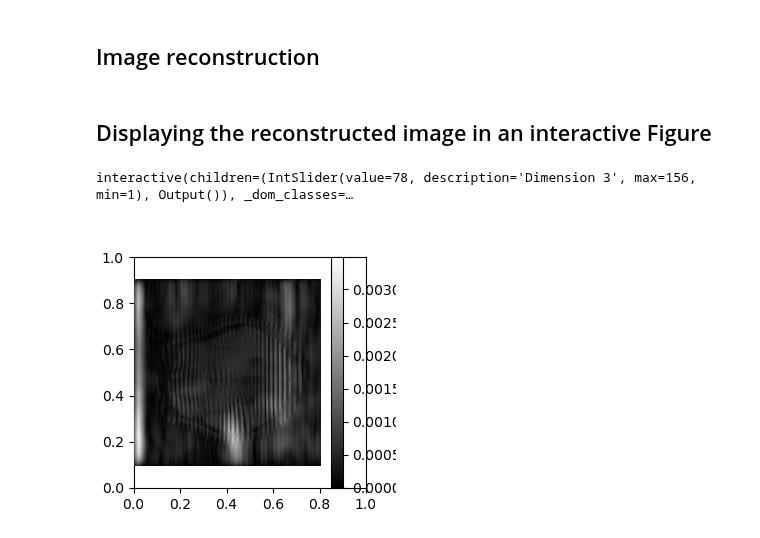
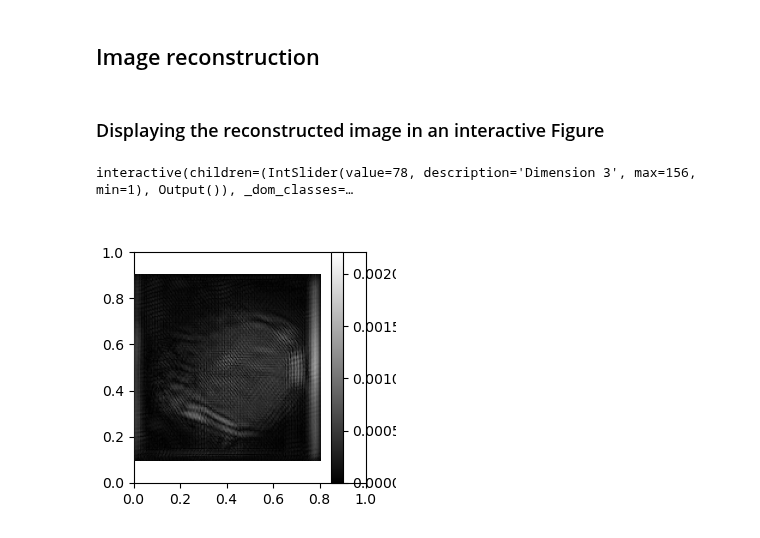
Before and after one commit to jumri-project/juart, a Jupyter notebook: examples/dl/Inference_3D.ipynb, the cells around one changed output. Saved outputs shown, nothing was run; the diff lists cells and outputs as text; code cells hidden in the pictures.

```diff
--- a/examples/dl/Inference_3D.ipynb
+++ b/examples/dl/Inference_3D.ipynb
@@ -86,13 +87,34 @@ Trajectory shape torch.Size([3, 2001191, 2])
 Signal shape torch.Size([8, 2001191, 2])
 # %% [markdown]
 #### Shaping data
+# %%
+if kspace_cutoff == True:
+    nX, nY ,nZ = nX_cutoff, nY_cutoff, nZ_cutoff
+    shape = (nX, nY, nZ, nTI, nTE)
+
+    mask = torch.linalg.norm(ktraj,dim=0) <= nX_cutoff//2
+
+    ktraj = torch.stack(
+        [ktraj[:, mask[:, echo], echo] for echo in range(ktraj.shape[2])],
+        dim=-1
+    )
+
+    d = torch.stack(
+        [d[:, mask[:, echo], echo] for echo in range(d.shape[2])],
+        dim=-1
+    )
+
+    coilsens_ksp = fourier_transform_forward(coilsens, axes=(1,2,3))
+    low_lim, up_lim = int(156/2 - nX/2), int(156/2 + nX/2)
+    coilsens_ksp = coilsens_ksp[:, low_lim:up_lim, low_lim:up_lim, low_lim:up_lim]
+    coilsens = fourier_transform_adjoint(coilsens_ksp, axes=(1,2,3))
 # %%
-kspace_mask_source = torch.randint(0,2,(1, 2001191, 2,1))
+kspace_mask_source = torch.randint(0,2,(1, ktraj.shape[1], 2,1))
 kspace_mask_target = 1 - kspace_mask_source
 
 k_scaled = ktraj / (2*ktraj.max())
 
-AHd = nonuniform_fourier_transform_adjoint(k_scaled,d,(156,156,156))
+AHd = nonuniform_fourier_transform_adjoint(k_scaled,d,(nX,nY,nZ))
 AHd = torch.sum(torch.conj(coilsens[...,None]) * AHd, dim=0)
 
 AHd_unsqueeze = AHd.unsqueeze(-1)
@@ -116,7 +138,7 @@ checkpoint_manager = CheckpointManager(
 )
 
 checkpoint = checkpoint_manager.load(
-    ["averaged_model_state", "iteration"], map_location="cpu"
+    ["averaged_model_state", "iteration"], map_location="cuda:3"
 )
 # %% [markdown]
 ## Model
@@ -129,9 +151,13 @@ model = UnrolledNet(
     num_unroll_blocks=10,
     spectral_normalization=False,
     activation="ReLU",
+    kernel_size = (3,3,3),
     axes = (1,2,3),
     disable_progress_bar=False,
+    ResNetCheckpoints = True,
+    ConvLayerCheckpoints = False,
     device=device,
+    dtype = dtype
 )
 
 model = ExponentialMovingAverageModel(model, 0.9)
@@ -146,14 +172,14 @@ Loaded averaged at iteration 1.
 # %%
 images = inference(data, model, device=device)
 # %% [markdown]
-## Displaying the reconstructed image in an interactive Figure
+### Displaying the reconstructed image in an interactive Figure
 # %%
 InteractiveFigure3D(
-    torch.abs(images[...,0,0]).numpy(),
+    torch.abs(images[...,0,0]).cpu().numpy(),
     vmin=0,
-    vmax=images[...,0,0].abs().max(),
+    vmax=torch.abs(images[...,0,0]).cpu().max(),
     cmap="gray",
 ).interactive
 # %% [output]
 interactive(children=(IntSlider(value=78, description='Dimension 3', max=156, min=1), Output()), _dom_classes=…
-[figure, old version]
+[figure, new version]
```
Also changed, not shown: parts of 3 cells of this notebook, 28 other files.
